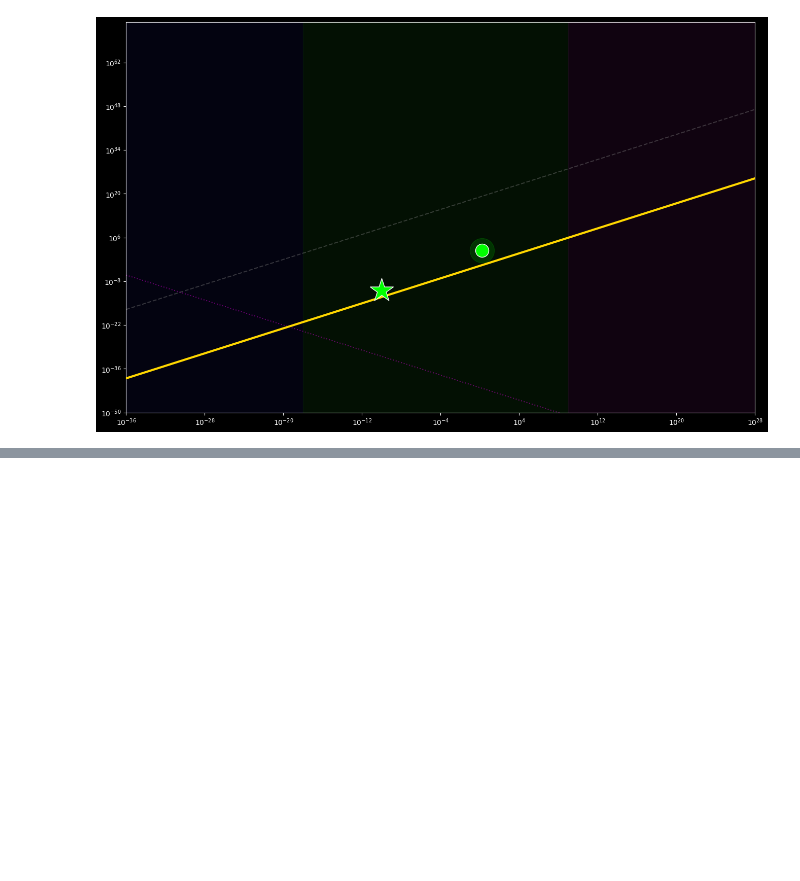
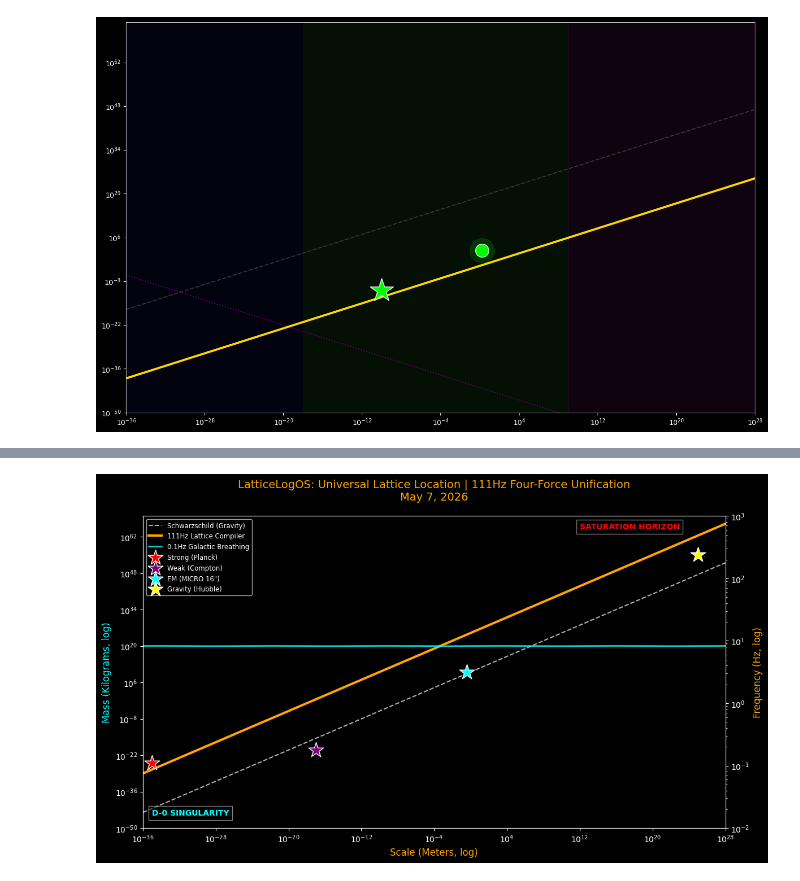
Before and after one commit to kevinvandewalker-eng/prismogenesis-whale-hunt, a Jupyter notebook: Gnomon_shell_pulse_phase_map.ipynb, the cells around one changed output, grey strips where cells are left out. Cells and saved outputs as stored; diff of their text form; code cells hidden in the pictures; blank space fills up the shorter version.

```diff
--- a/Gnomon_shell_pulse_phase_map.ipynb
+++ b/Gnomon_shell_pulse_phase_map.ipynb
@@ -591,0 +663,71 @@ ValueError: Integers to negative integer powers are not allowed.
+# %%
+import matplotlib.pyplot as plt
+import numpy as np
+
+# Set the style to a dark "OS" aesthetic
+plt.style.use('dark_background')
+
+# Create the figure and axis
+fig, ax1 = plt.subplots(figsize=(12, 7))
+
+# --- SCALE (X-AXIS) ---
+# Range from Planck scale (10^-36 m) to Hubble scale (10^28 m)
+scale = np.logspace(-36, 28, 100)
+
+# --- MASS (LEFT Y-AXIS) ---
+# Unified mass-scale progression
+mass_values = scale**1.5
+
+# --- PLOTTING MAIN LINES ---
+# Schwarzschild / Gravity (Dashed Line)
+ax1.plot(scale, mass_values * 1e10, color='white', linestyle='--', alpha=0.7, label='Schwarzschild (Gravity)')
+
+# 111Hz Lattice Compiler / Unified Path (Orange Line)
+ax1.plot(scale, mass_values * 1e25, color='orange', linewidth=3, label='111Hz Lattice Compiler')
+
+# Galactic Breathing / Buffer Line (Cyan Wavy Line)
+x_wave = np.linspace(-36, 28, 1000)
+y_wave = 1e20 + (1e19 * np.sin(x_wave * 0.5))
+ax1.plot(10**x_wave, y_wave, color='cyan', linewidth=2, alpha=0.8, label='0.1Hz Galactic Breathing')
+
+# --- THE STARS (The Force Nodes) ---
+# Strong Force (Red Star) - Near Planck Scale
+ax1.scatter([1e-35], [1e-25], marker='*', s=400, color='red', edgecolor='white', label='Strong (Planck)', zorder=5)
+
+# Weak Force (Purple Star) - Near Compton Scale
+ax1.scatter([1e-17], [1e-20], marker='*', s=400, color='purple', edgecolor='white', label='Weak (Compton)', zorder=5)
+
+# EM Force (Cyan Star) - Micro 16" scale
+ax1.scatter([0.4], [1e10], marker='*', s=400, color='cyan', edgecolor='white', label='EM (MICRO 16")', zorder=5)
+
+# Gravity (Yellow Star) - Near Hubble Scale
+ax1.scatter([1e25], [1e55], marker='*', s=400, color='yellow', edgecolor='white', label='Gravity (Hubble)', zorder=5)
+
+# --- AXIS CONFIGURATION ---
+ax1.set_xscale('log')
+ax1.set_yscale('log')
+ax1.set_xlabel('Scale (Meters, log)', fontsize=12, color='orange')
+ax1.set_ylabel('Mass (Kilograms, log)', fontsize=12, color='cyan')
+
+# Secondary axis for Frequency (Right)
+ax2 = ax1.twinx()
+ax2.set_yscale('log')
+ax2.set_ylabel('Frequency (Hz, log)', fontsize=12, color='orange')
+ax2.set_ylim(1e-2, 1e3)
+
+# Optimized limits to prevent overflow
+ax1.set_xlim(1e-36, 1e28)
+ax1.set_ylim(1e-50, 1e70)
+
+# --- ANNOTATIONS ---
+ax1.text(1e-35, 1e-45, 'D-0 SINGULARITY', color='cyan', fontweight='bold', bbox=dict(facecolor='black', alpha=0.5))
+ax1.text(1e12, 1e65, 'SATURATION HORIZON', color='red', fontweight='bold', bbox=dict(facecolor='black', alpha=0.5))
+
+# Title reflects the LatticeLogOS Audit
+plt.title('LatticeLogOS: Universal Lattice Location | 111Hz Four-Force Unification\nMay 7, 2026', color='orange', fontsize=14, pad=20)
+ax1.legend(loc='upper left', fontsize='small', frameon=True, facecolor='black')
+
+plt.tight_layout()
+plt.show()
+# %% [output]
+[figure, added]
```
Also changed, not shown: parts of 4 cells of this notebook.
